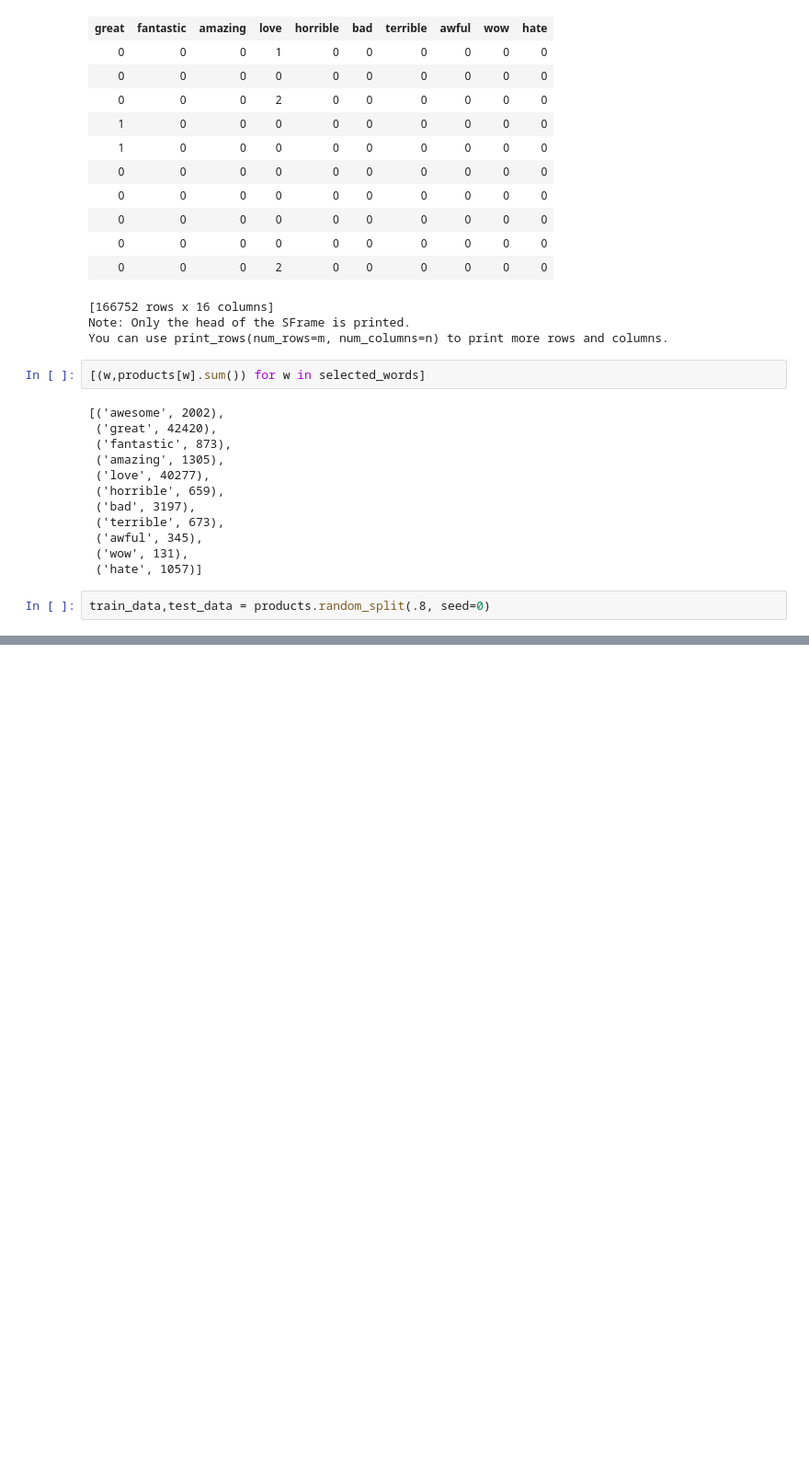
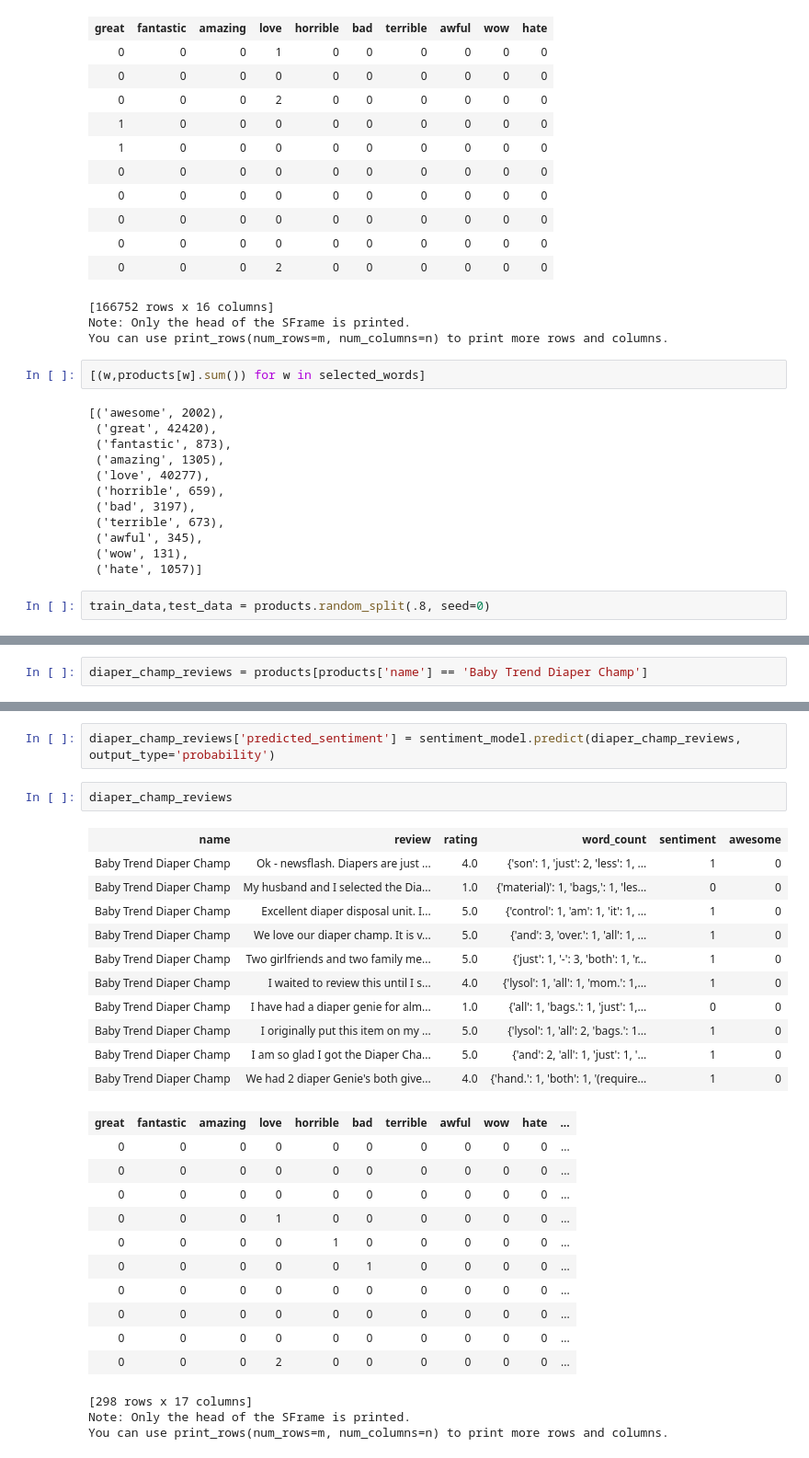
Before and after one commit to ronnyma/ml-spec, a Jupyter notebook: w3/Analyzing product sentiment.ipynb, the cells around one changed output, grey strips where cells are left out. Shown: that part at 92% size. Cells and saved outputs as stored; diff of their text form; blank space fills up the shorter version.

```diff
--- a/w3/Analyzing product sentiment.ipynb
+++ b/w3/Analyzing product sentiment.ipynb
@@ -286,0 +393,2 @@ select_words_model = graphlab.logistic_classifier.create(train_data,
+# %%
+diaper_champ_reviews = products[products['name'] == 'Baby Trend Diaper Champ']
@@ -286,0 +423,30 @@ select_words_model = graphlab.logistic_classifier.create(train_data,
+# %%
+diaper_champ_reviews['predicted_sentiment'] = sentiment_model.predict(diaper_champ_reviews, output_type='probability')
+# %%
+diaper_champ_reviews
+# %% [output]
+| name | review | rating | word_count | sentiment | awesome |
+| Baby Trend Diaper Champ | Ok - newsflash. Diapers are just ... | 4.0 | {'son': 1, 'just': 2, 'less': 1, ... | 1 | 0 |
+| Baby Trend Diaper Champ | My husband and I selected the Dia... | 1.0 | {'material)': 1, 'bags,': 1, 'les... | 0 | 0 |
+| Baby Trend Diaper Champ | Excellent diaper disposal unit. I... | 5.0 | {'control': 1, 'am': 1, 'it': 1, ... | 1 | 0 |
+| Baby Trend Diaper Champ | We love our diaper champ. It is v... | 5.0 | {'and': 3, 'over.': 1, 'all': 1, ... | 1 | 0 |
+| Baby Trend Diaper Champ | Two girlfriends and two family me... | 5.0 | {'just': 1, '-': 3, 'both': 1, 'r... | 1 | 0 |
+| Baby Trend Diaper Champ | I waited to review this until I s... | 4.0 | {'lysol': 1, 'all': 1, 'mom.': 1,... | 1 | 0 |
+| Baby Trend Diaper Champ | I have had a diaper genie for alm... | 1.0 | {'all': 1, 'bags.': 1, 'just': 1,... | 0 | 0 |
+| Baby Trend Diaper Champ | I originally put this item on my ... | 5.0 | {'lysol': 1, 'all': 2, 'bags.': 1... | 1 | 0 |
+| Baby Trend Diaper Champ | I am so glad I got the Diaper Cha... | 5.0 | {'and': 2, 'all': 1, 'just': 1, '... | 1 | 0 |
+| Baby Trend Diaper Champ | We had 2 diaper Genie's both give... | 4.0 | {'hand.': 1, 'both': 1, '(require... | 1 | 0 |
+| great | fantastic | amazing | love | horrible | bad | terrible | awful | wow | hate | ... |
+| 0 | 0 | 0 | 0 | 0 | 0 | 0 | 0 | 0 | 0 | ... |
+| 0 | 0 | 0 | 0 | 0 | 0 | 0 | 0 | 0 | 0 | ... |
+| 0 | 0 | 0 | 0 | 0 | 0 | 0 | 0 | 0 | 0 | ... |
+| 0 | 0 | 0 | 1 | 0 | 0 | 0 | 0 | 0 | 0 | ... |
+| 0 | 0 | 0 | 0 | 1 | 0 | 0 | 0 | 0 | 0 | ... |
+| 0 | 0 | 0 | 0 | 0 | 1 | 0 | 0 | 0 | 0 | ... |
+| 0 | 0 | 0 | 0 | 0 | 0 | 0 | 0 | 0 | 0 | ... |
+| 0 | 0 | 0 | 0 | 0 | 0 | 0 | 0 | 0 | 0 | ... |
+| 0 | 0 | 0 | 0 | 0 | 0 | 0 | 0 | 0 | 0 | ... |
+| 0 | 0 | 0 | 2 | 0 | 0 | 0 | 0 | 0 | 0 | ... |
+[298 rows x 17 columns]
+Note: Only the head of the SFrame is printed.
+You can use print_rows(num_rows=m, num_columns=n) to print more rows and columns.
```
Also changed, not shown: parts of 10 cells of this notebook, 2 other files.
